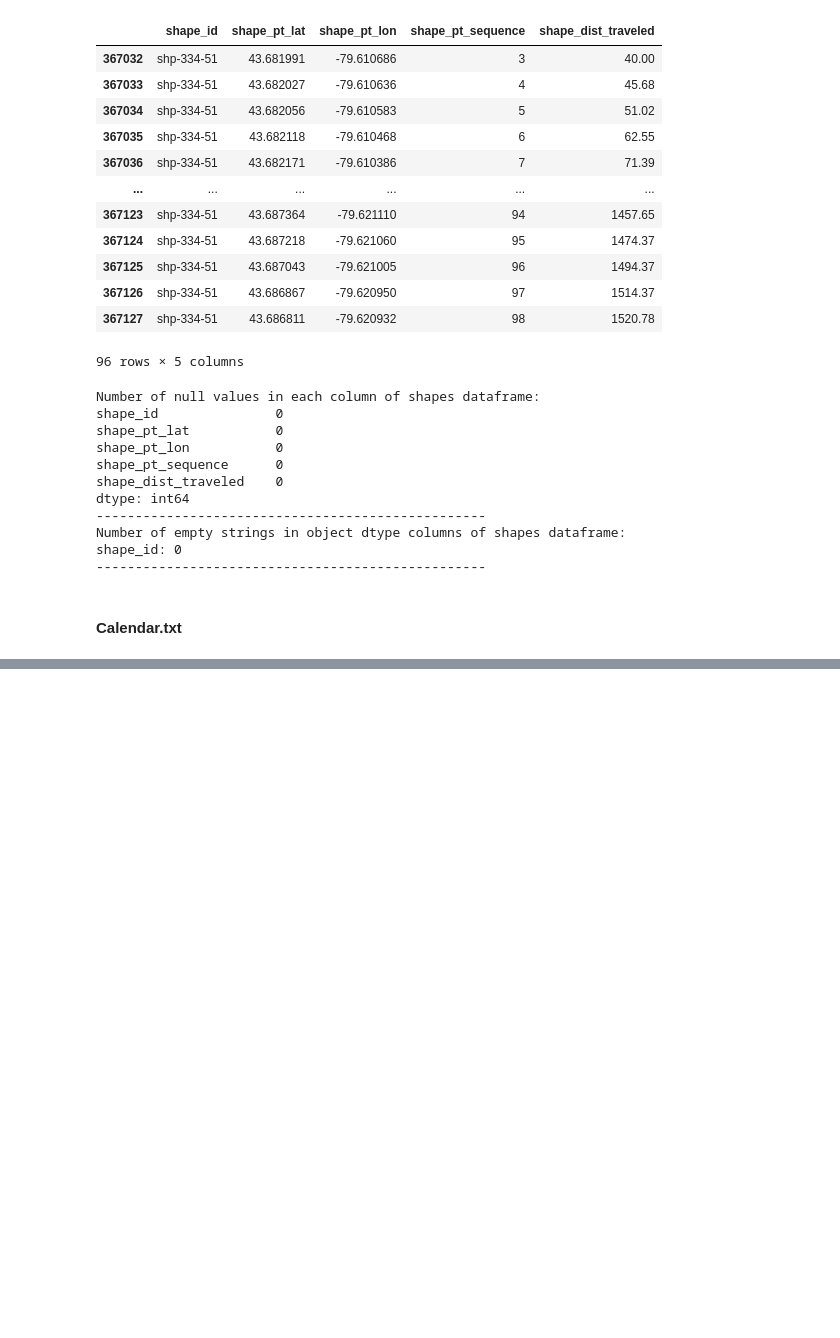
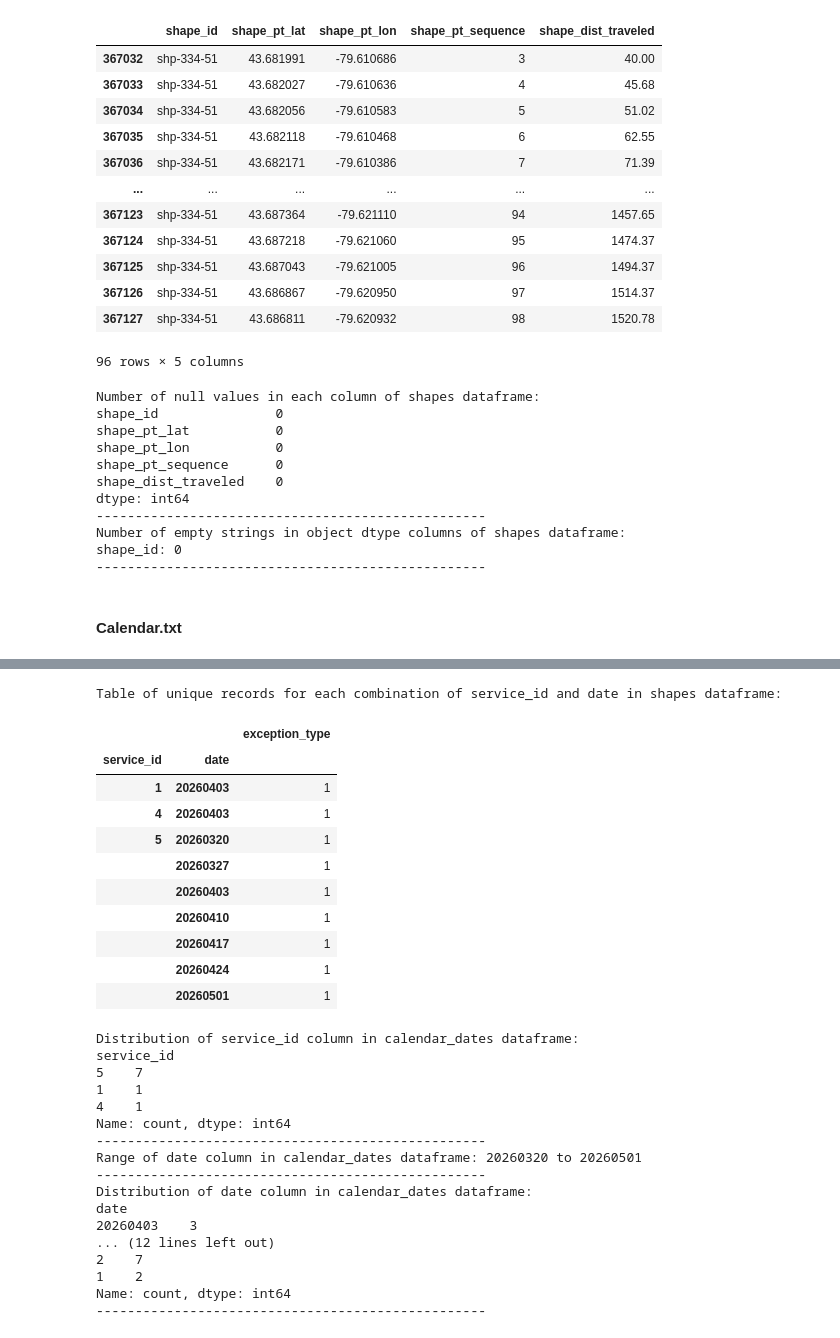
Before and after one commit to devslinky/TAL, a Jupyter notebook: GTFS_static_data_vis.ipynb, the cells around one changed output, grey strips where cells are left out. Drawn from its saved outputs; the diff is of its cells as text; code cells hidden in the pictures; blank space fills up the shorter version.

Commit message:
"added cleaning/processing for calendar and calendar_dates"

```diff
--- a/GTFS_static_data_vis.ipynb
+++ b/GTFS_static_data_vis.ipynb
@@ -1555,0 +1599,15 @@ dtype: object
+# %%
+# lets look at the presence of null values and empty strings in the rows of the calendar dataframe
+
+print("Number of null values in each column of calendar dataframe:")
+print(calendar.isnull().sum())
+print("-" * 50)
+
+print("Number of empty strings in object dtype columns of calendar dataframe:")
+object_columns = calendar.select_dtypes(include=["object"]).columns
+for col in object_columns:
+    num_empty_strings = (calendar[col] == "").sum()
+    print(f"{col}: {num_empty_strings}")
+print("-" * 50)
+
+# looks like the feed is complete
@@ -1555,0 +1643,61 @@ dtype: object
+# %%
+# each dytype seems to be appropriate for the type of data in each column
+# lets now look at the distribution of values for each column as well
+
+# for the primary key, we will look at the number of unique values and their frequencies
+# for integer columns we will look at the range and possibly mean
+# for float values we will look at the range (float values usually will represent geographical coordinates so taking the mean/median doesnt make sense)
+# for object/string values we will look at the unique values and their frequencies/mode
+
+# groupby shape_id and shape_pt_sequence to see if there are any duplicate records for the same trip and stop sequence
+print(f"Table of unique records for each combination of service_id and date in shapes dataframe:")
+display(calendar_dates.groupby(["service_id", "date"]).count())
+
+for col in calendar_dates.columns:
+    if col in ["service_id"]:
+        print(f"Distribution of {col} column in calendar_dates dataframe:")
+        print(calendar_dates[col].value_counts(dropna=False))
+        print("-" * 50)
+    elif calendar_dates[col].dtype == "int64":
+        print(f"Range of {col} column in calendar_dates dataframe: {calendar_dates[col].min()} to {calendar_dates[col].max()}")
+        print("-" * 50)
+        print(f"Distribution of {col} column in calendar_dates dataframe:")
+        print(calendar_dates[col].value_counts(dropna=False))
+        print("-" * 50)
+    elif calendar_dates[col].dtype == "float64":
+        print(f"Range of {col} column in calendar_dates dataframe: {calendar_dates[col].min()} to {calendar_dates[col].max()}")
+        print("-" * 50)
+    elif calendar_dates[col].dtype == "object":
+        print(f"Distribution of {col} column in calendar_dates dataframe:")
+        print(calendar_dates[col].value_counts(dropna=False))
+        print("-" * 50)
+# %% [output]
+Table of unique records for each combination of service_id and date in shapes dataframe:
+|  |  | exception_type |
+| service_id | date |  |
+| 1 | 20260403 | 1 |
+| 4 | 20260403 | 1 |
+| 5 | 20260320 | 1 |
+|  | 20260327 | 1 |
+|  | 20260403 | 1 |
+|  | 20260410 | 1 |
+|  | 20260417 | 1 |
+|  | 20260424 | 1 |
+|  | 20260501 | 1 |
+Distribution of service_id column in calendar_dates dataframe:
+service_id
+5    7
+1    1
+4    1
+Name: count, dtype: int64
+--------------------------------------------------
+Range of date column in calendar_dates dataframe: 20260320 to 20260501
+--------------------------------------------------
+Distribution of date column in calendar_dates dataframe:
+date
+20260403    3
+... (12 lines left out)
+2    7
+1    2
+Name: count, dtype: int64
+--------------------------------------------------
```
Also changed, not shown: parts of 11 cells of this notebook.
